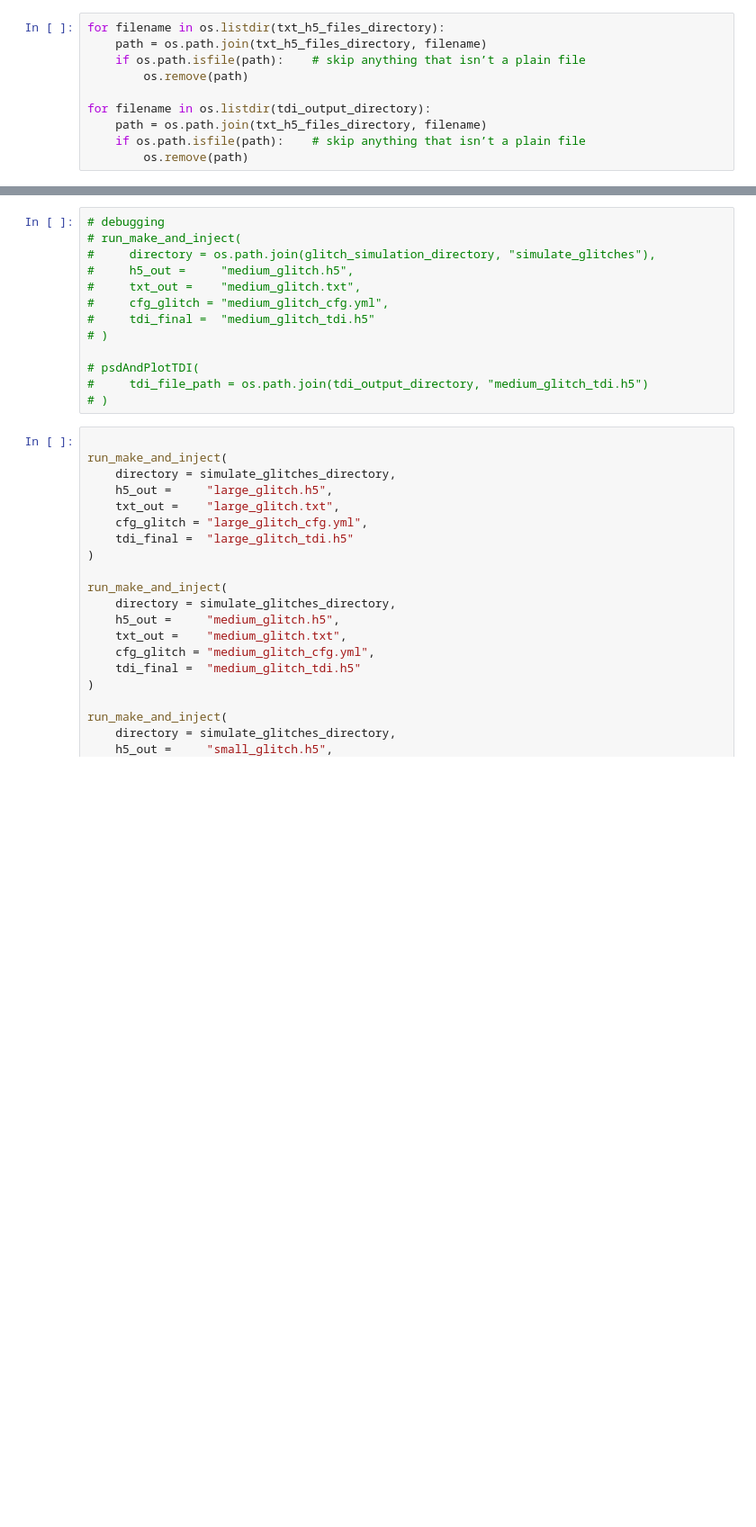
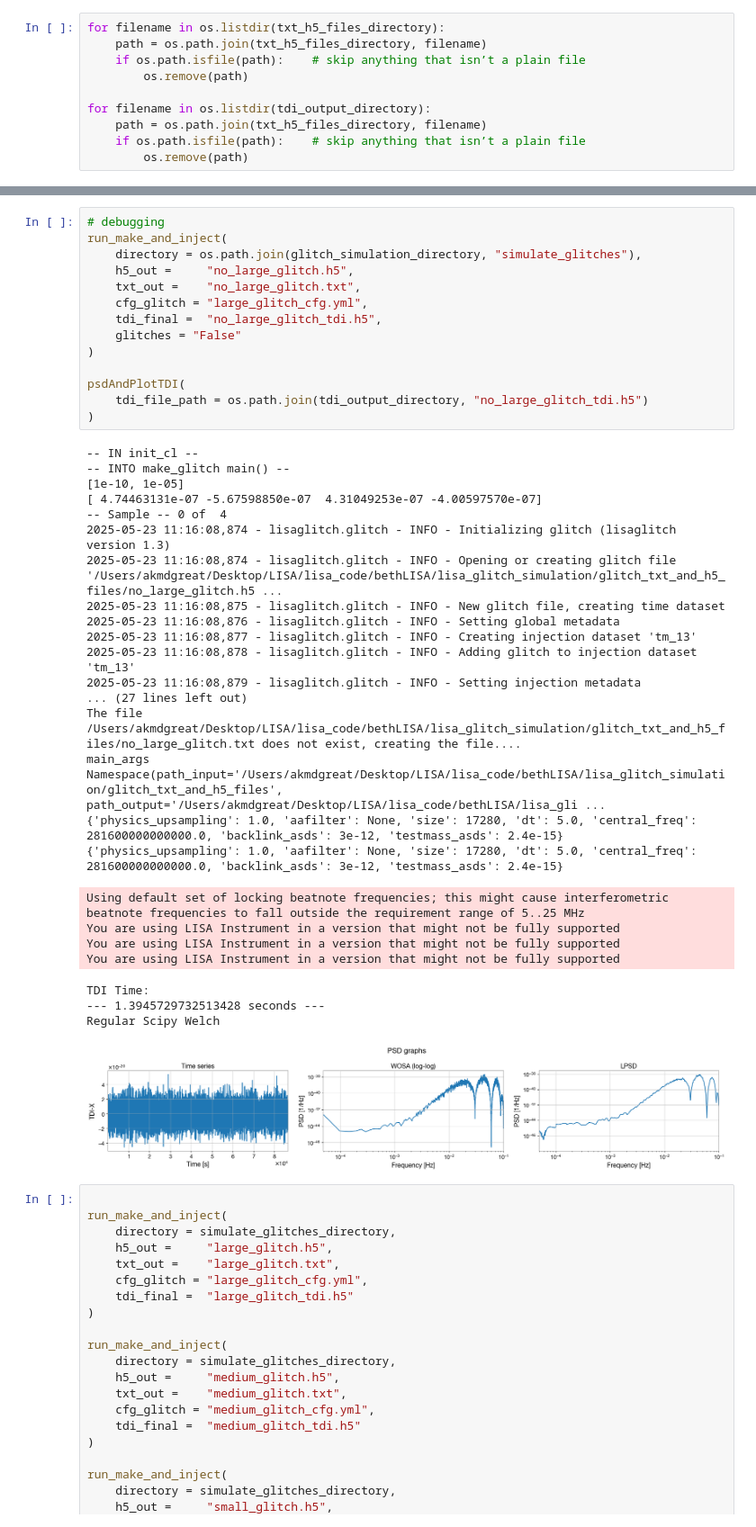
Before and after one commit to AkmDgreat/AkshatLISA, a Jupyter notebook: AkshatLISA/notebooks/makingPSDs.ipynb, the cells around one changed output, grey strips where cells are left out. Shown at 90% size. Cells and saved outputs as stored; diff of their text form; blank space fills up the shorter version.

```diff
--- a/AkshatLISA/notebooks/makingPSDs.ipynb
+++ b/AkshatLISA/notebooks/makingPSDs.ipynb
@@ -55,16 +151,43 @@ for filename in os.listdir(tdi_output_directory):
 # %%
 # debugging
-# run_make_and_inject(
-#     directory = os.path.join(glitch_simulation_directory, "simulate_glitches"),
-#     h5_out =     "medium_glitch.h5",
-#     txt_out =    "medium_glitch.txt",
-#     cfg_glitch = "medium_glitch_cfg.yml",
-#     tdi_final =  "medium_glitch_tdi.h5"
-# )
+run_make_and_inject(
+    directory = os.path.join(glitch_simulation_directory, "simulate_glitches"),
+    h5_out =     "no_large_glitch.h5",
+    txt_out =    "no_large_glitch.txt",
+    cfg_glitch = "large_glitch_cfg.yml",
+    tdi_final =  "no_large_glitch_tdi.h5",
+    glitches = "False"
+)
 
-# psdAndPlotTDI(
-#     tdi_file_path = os.path.join(tdi_output_directory, "medium_glitch_tdi.h5")
-# )
+psdAndPlotTDI(
+    tdi_file_path = os.path.join(tdi_output_directory, "no_large_glitch_tdi.h5")
+)
+# %% [output]
+-- IN init_cl --
+-- INTO make_glitch main() --
+[1e-10, 1e-05]
+[ 4.74463131e-07 -5.67598850e-07  4.31049253e-07 -4.00597570e-07]
+-- Sample -- 0 of  4
+2025-05-23 11:16:08,874 - lisaglitch.glitch - INFO - Initializing glitch (lisaglitch version 1.3)
+2025-05-23 11:16:08,874 - lisaglitch.glitch - INFO - Opening or creating glitch file '/Users/akmdgreat/Desktop/LISA/lisa_code/bethLISA/lisa_glitch_simulation/glitch_txt_and_h5_files/no_large_glitch.h5 ...
+2025-05-23 11:16:08,875 - lisaglitch.glitch - INFO - New glitch file, creating time dataset
+2025-05-23 11:16:08,876 - lisaglitch.glitch - INFO - Setting global metadata
+2025-05-23 11:16:08,877 - lisaglitch.glitch - INFO - Creating injection dataset 'tm_13'
+2025-05-23 11:16:08,878 - lisaglitch.glitch - INFO - Adding glitch to injection dataset 'tm_13'
+2025-05-23 11:16:08,879 - lisaglitch.glitch - INFO - Setting injection metadata
+... (27 lines left out)
+The file /Users/akmdgreat/Desktop/LISA/lisa_code/bethLISA/lisa_glitch_simulation/glitch_txt_and_h5_files/no_large_glitch.txt does not exist, creating the file....
+main_args Namespace(path_input='/Users/akmdgreat/Desktop/LISA/lisa_code/bethLISA/lisa_glitch_simulation/glitch_txt_and_h5_files', path_output='/Users/akmdgreat/Desktop/LISA/lisa_code/bethLISA/lisa_gli ...
+{'physics_upsampling': 1.0, 'aafilter': None, 'size': 17280, 'dt': 5.0, 'central_freq': 281600000000000.0, 'backlink_asds': 3e-12, 'testmass_asds': 2.4e-15}
+{'physics_upsampling': 1.0, 'aafilter': None, 'size': 17280, 'dt': 5.0, 'central_freq': 281600000000000.0, 'backlink_asds': 3e-12, 'testmass_asds': 2.4e-15}
+Using default set of locking beatnote frequencies; this might cause interferometric beatnote frequencies to fall outside the requirement range of 5..25 MHz
+You are using LISA Instrument in a version that might not be fully supported
+You are using LISA Instrument in a version that might not be fully supported
+You are using LISA Instrument in a version that might not be fully supported
+TDI Time:
+--- 1.3945729732513428 seconds ---
+Regular Scipy Welch
+[figure, added]
 # %%
 
 run_make_and_inject(
```
Also changed, not shown: parts of 3 cells of this notebook, 17 other files.
